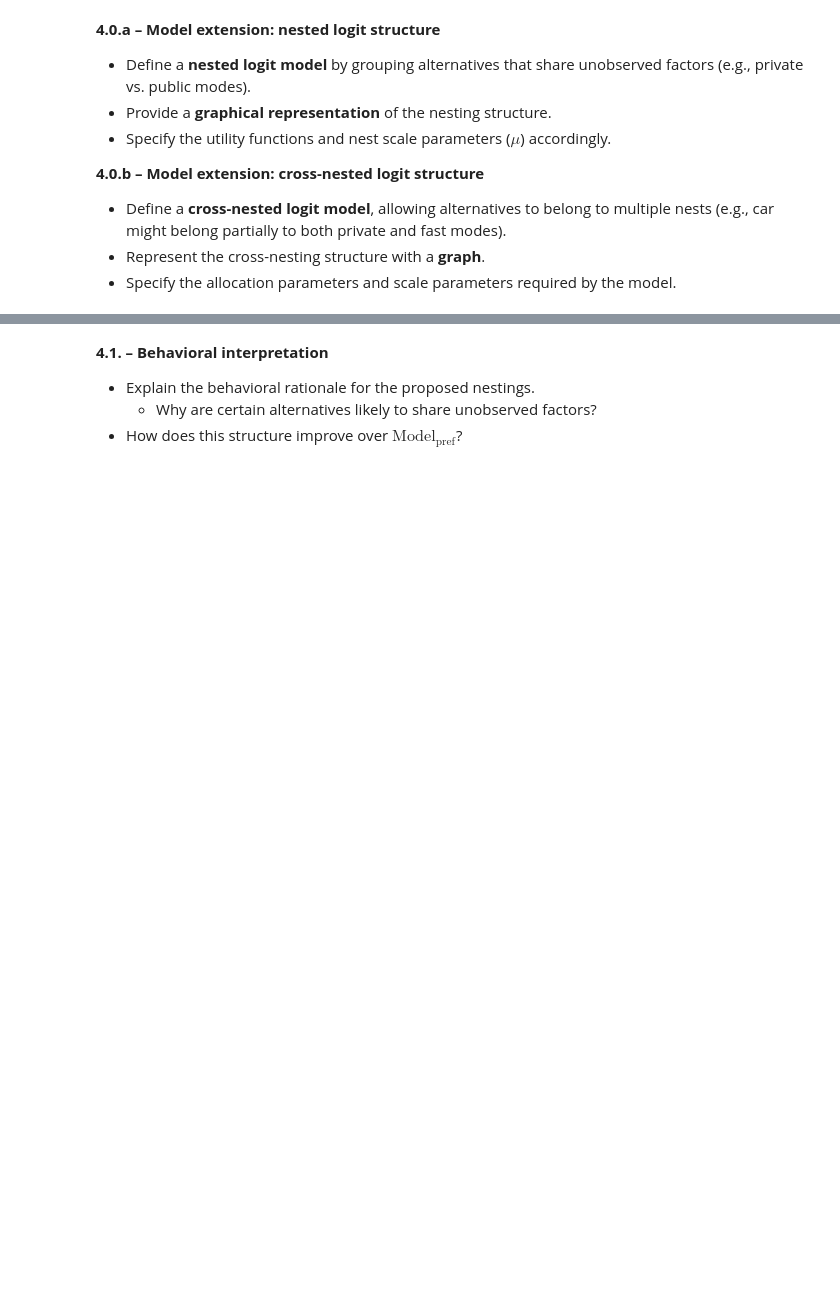
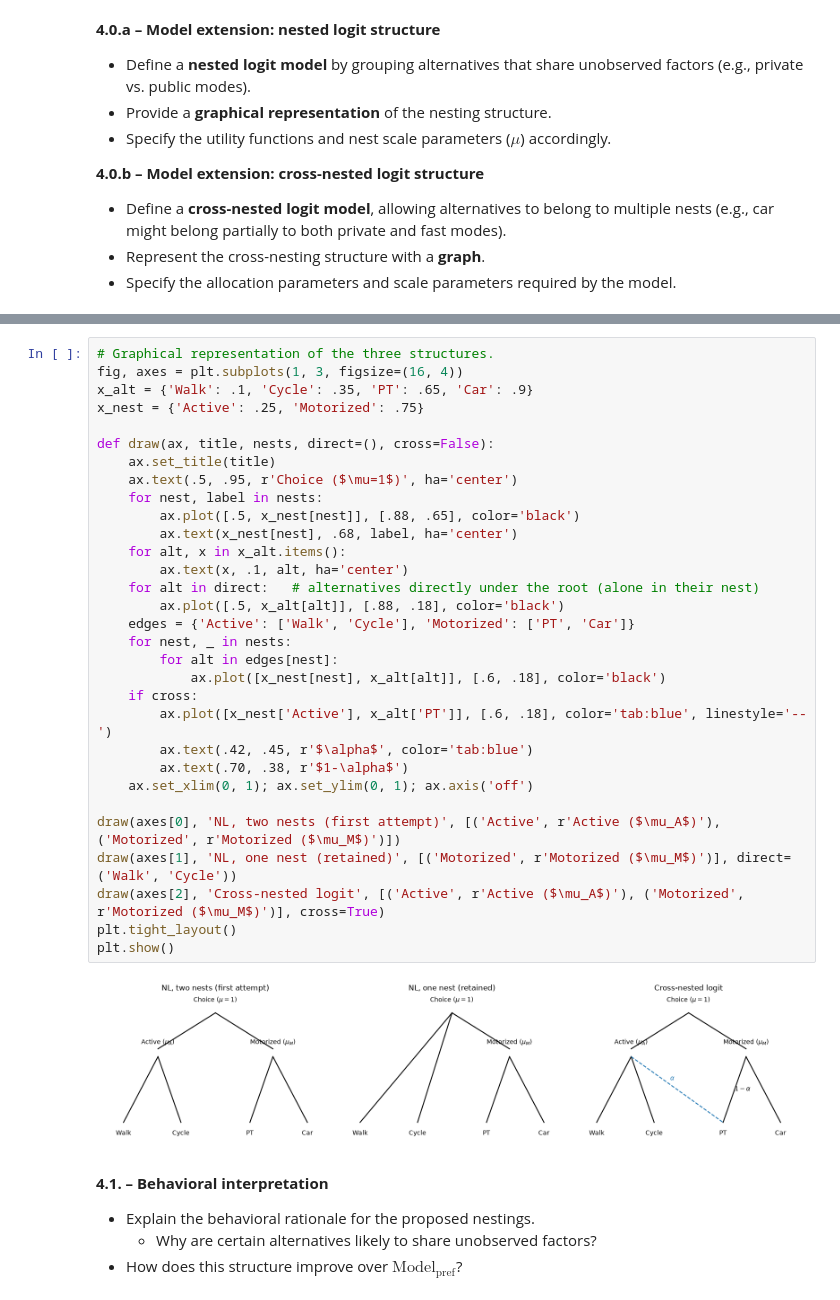
Before and after one commit to doran2728/Math463Group25, a Jupyter notebook: assignment.ipynb, the cells around one changed output, grey strips where cells are left out. Cells and saved outputs as stored; diff of their text form; blank space fills up the shorter version.

```diff
--- a/assignment.ipynb
+++ b/assignment.ipynb
@@ -1183,3 +1157,36 @@ plt.show()
+# %%
+# Graphical representation of the three structures.
+fig, axes = plt.subplots(1, 3, figsize=(16, 4))
+x_alt = {'Walk': .1, 'Cycle': .35, 'PT': .65, 'Car': .9}
+x_nest = {'Active': .25, 'Motorized': .75}
+
+def draw(ax, title, nests, direct=(), cross=False):
+    ax.set_title(title)
+    ax.text(.5, .95, r'Choice ($\mu=1$)', ha='center')
+    for nest, label in nests:
+        ax.plot([.5, x_nest[nest]], [.88, .65], color='black')
+        ax.text(x_nest[nest], .68, label, ha='center')
+    for alt, x in x_alt.items():
+        ax.text(x, .1, alt, ha='center')
+    for alt in direct:   # alternatives directly under the root (alone in their nest)
+        ax.plot([.5, x_alt[alt]], [.88, .18], color='black')
+    edges = {'Active': ['Walk', 'Cycle'], 'Motorized': ['PT', 'Car']}
+    for nest, _ in nests:
+        for alt in edges[nest]:
+            ax.plot([x_nest[nest], x_alt[alt]], [.6, .18], color='black')
+    if cross:
+        ax.plot([x_nest['Active'], x_alt['PT']], [.6, .18], color='tab:blue', linestyle='--')
+        ax.text(.42, .45, r'$\alpha$', color='tab:blue')
+        ax.text(.70, .38, r'$1-\alpha$')
+    ax.set_xlim(0, 1); ax.set_ylim(0, 1); ax.axis('off')
+
+draw(axes[0], 'NL, two nests (first attempt)', [('Active', r'Active ($\mu_A$)'), ('Motorized', r'Motorized ($\mu_M$)')])
+draw(axes[1], 'NL, one nest (retained)', [('Motorized', r'Motorized ($\mu_M$)')], direct=('Walk', 'Cycle'))
+draw(axes[2], 'Cross-nested logit', [('Active', r'Active ($\mu_A$)'), ('Motorized', r'Motorized ($\mu_M$)')], cross=True)
+plt.tight_layout()
+plt.show()
+# %% [output]
+[figure, added]
 # %% [markdown]
 **4.1. – Behavioral interpretation**
 - Explain the behavioral rationale for the proposed nestings.
```
Also changed, not shown: parts of 18 cells of this notebook.
